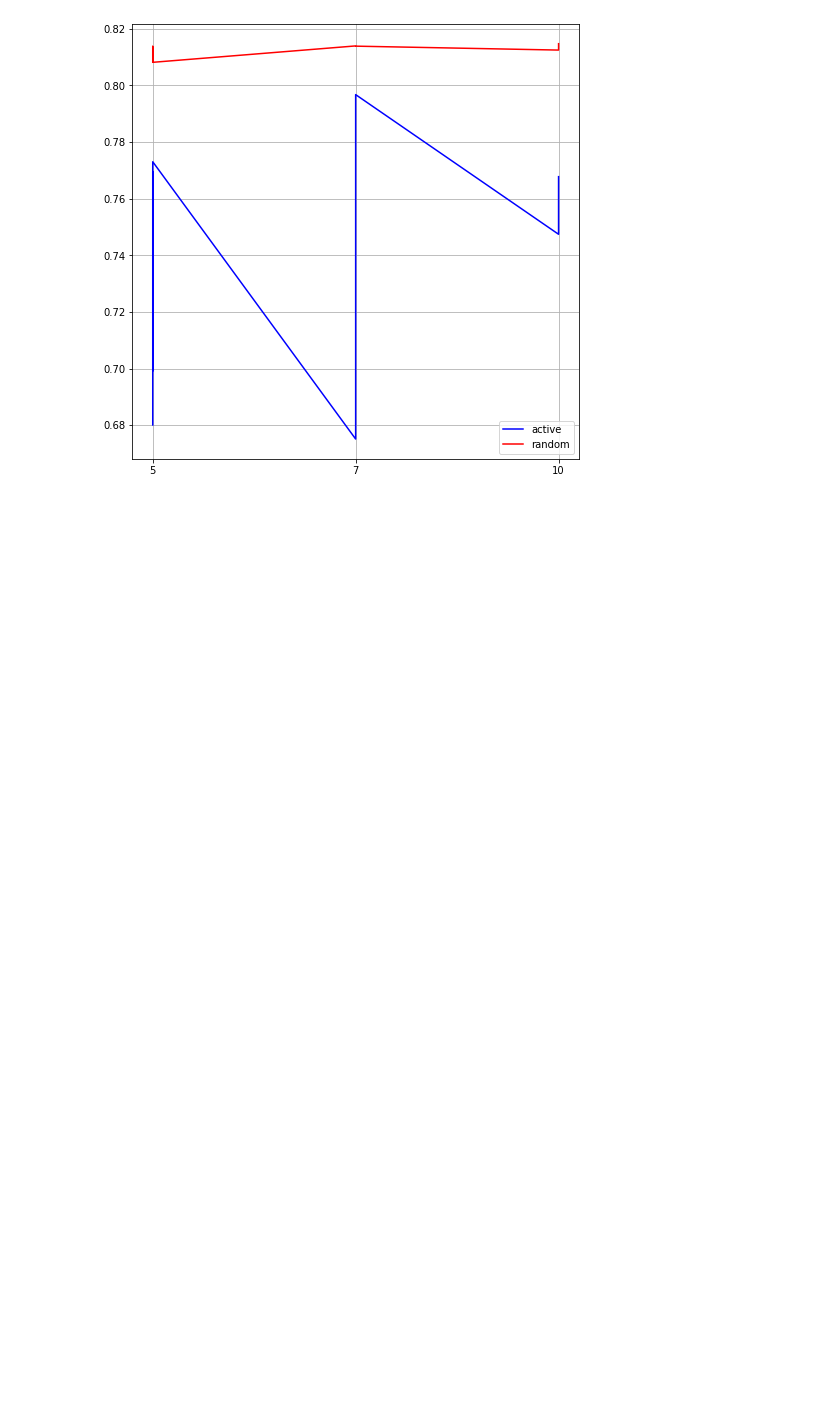
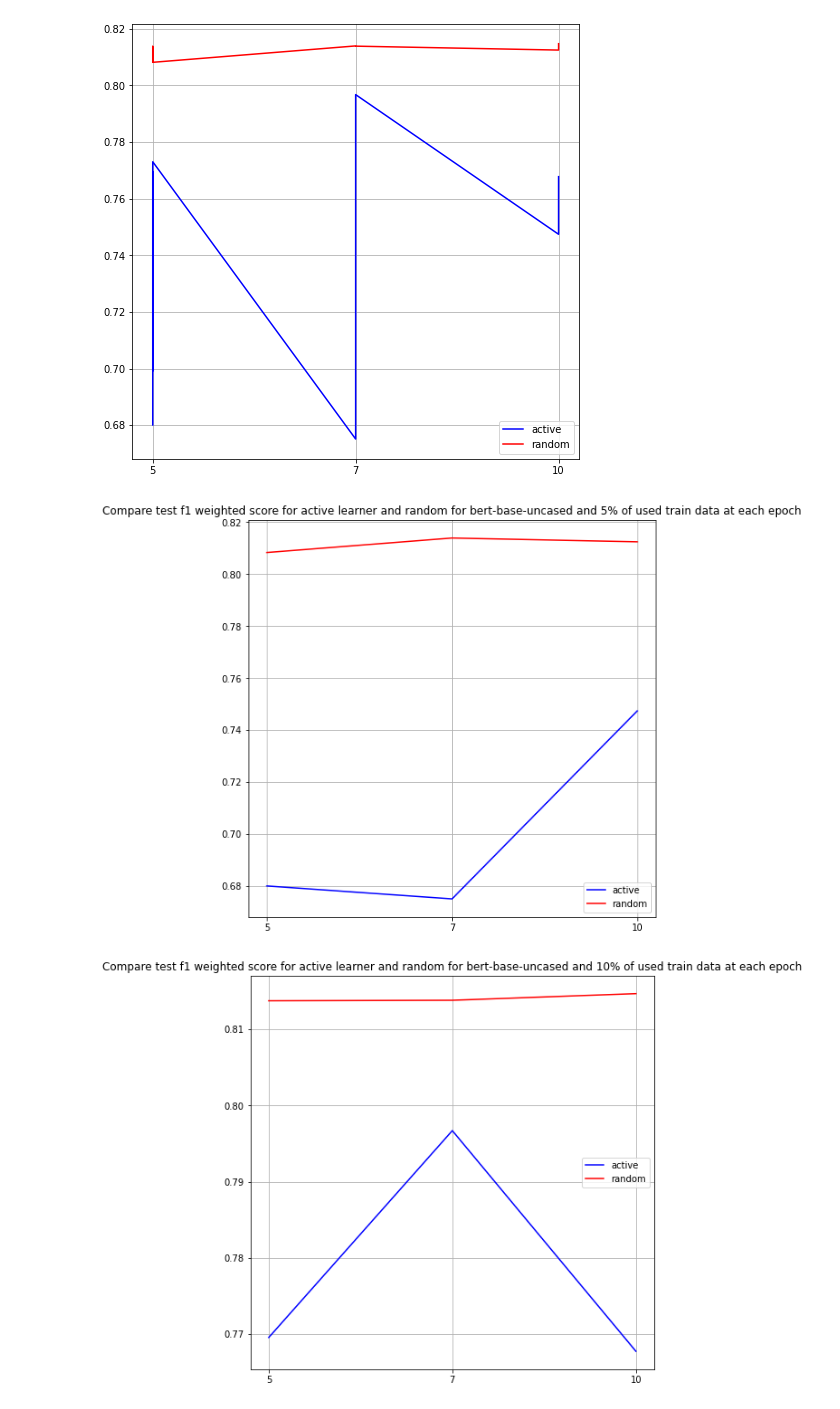
Before and after one commit to pbezglasny/active_learning_project, a Jupyter notebook: visualisation.ipynb, the cells around one changed output. Saved outputs shown, nothing was run; the diff lists cells and outputs as text; code cells hidden in the pictures; blank space fills up the shorter version.

```diff
--- a/visualisation.ipynb
+++ b/visualisation.ipynb
@@ -60,3 +47,23 @@ plt.legend()
 # %% [output]
 <matplotlib.legend.Legend at 0x...>
 [figure]
+# %%
+def print_train_history(model_name):
+    df = read_json_to_df(f'output/{model_name}.json')
+
+    for percent in df['percent'].unique():
+        active = df[(df['learner'] == 'active') & (df['percent']==percent)]
+        random = df[(df['learner'] == 'random') & (df['percent']==percent)]
+        if len(active)>1:
+            plt.figure(figsize=(8, 8))
+            plt.title(f'Compare test f1 weighted score for active learner and random for {model_name} and {percent}% of used train data at each epoch')
+            plt.grid()
+            plt.plot(active['num_epochs'], active['f1 weighted'], label='active', color='b')
+            plt.plot(random['num_epochs'], random['f1 weighted'], label='random', color='r')
+            plt.legend()
+            plt.show()
+# %%
+print_train_history('bert-base-uncased')
+# %% [output]
+[figure, added]
+[figure, added]
```
Also changed, not shown: parts of 12 cells of this notebook, 1 other file.
